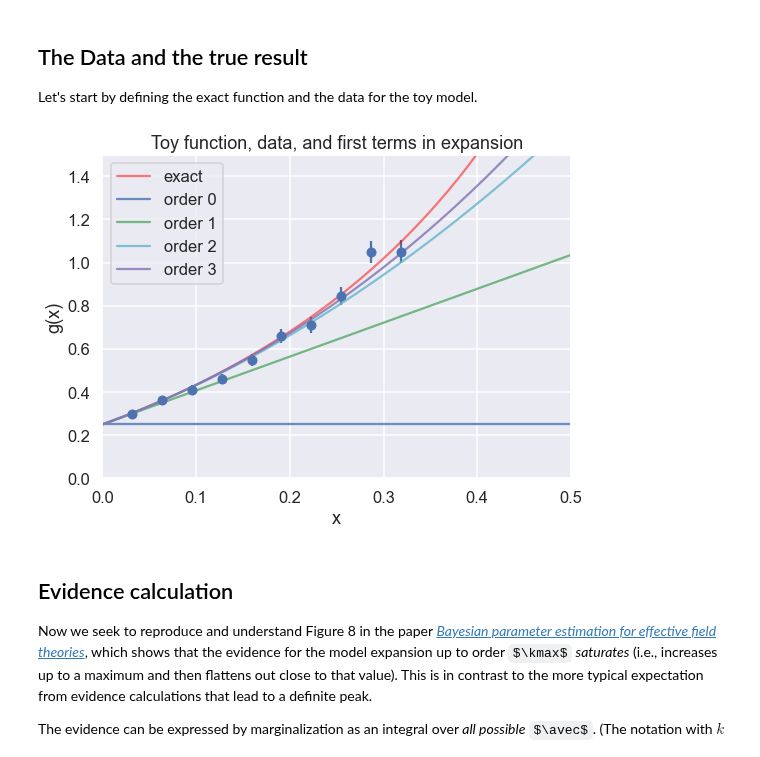
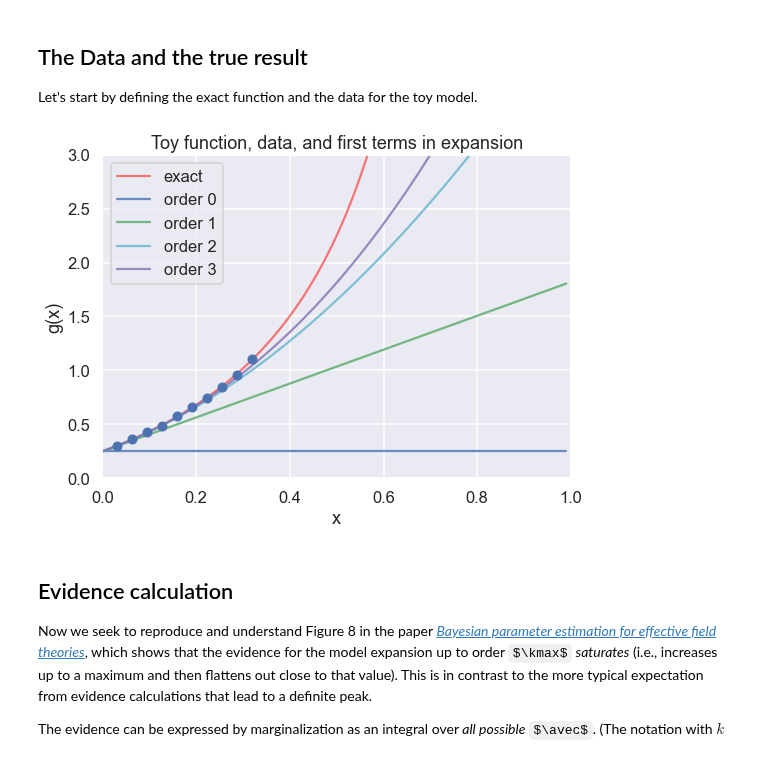
Before and after one commit to furnstahl/Physics-8820, a Jupyter notebook: LectureNotes/_build/jupyter_execute/notebooks/Model_selection/Evidence_for_model_EFT_coefficients-Copy1.ipynb, the cells around one changed output. Saved outputs shown, nothing was run; the diff lists cells and outputs as text; code cells hidden in the pictures; some formulas as TeX source.

```diff
--- a/LectureNotes/_build/jupyter_execute/notebooks/Model_selection/Evidence_for_model_EFT_coefficients-Copy1.ipynb
+++ b/LectureNotes/_build/jupyter_execute/notebooks/Model_selection/Evidence_for_model_EFT_coefficients-Copy1.ipynb
@@ -131,40 +131,40 @@ theta_true = np.array([0.25, 1.5707963, 2.4674011, 1.2919282, 4.0587121,
 x_max = 1./np.pi   # we'll eventually test sensitivity to x_max
 num_x_pts = 10
 x_data_pts = np.linspace(x_max/num_x_pts, x_max, num_x_pts) # don't start at x=0
-eta = 0.05         # specified relative uncertainty is 5%
+eta = 0.01         # specified relative uncertainty is 5%
 
 # Here we generate new (different) data points with every run
 y_data_pts = g_fun(x_data_pts) * \
                   (1. + stats.norm.rvs(0., eta, size=len(x_data_pts)) )
 # *** The following is the exact data with errors from the paper ***
 #y_data_pts = np.array([0.31694, 0.33844, 0.42142, 0.57709, 0.56218, \
 #                        0.68851, 0.73625, 0.87270, 1.0015, 1.0684])
 
 dy_data = eta * y_data_pts
 
 # Always make a figure to check your data!
 fig = plt.figure(figsize=(8,6))
 ax = fig.add_subplot(1,1,1)
 ax.errorbar(x_data_pts, y_data_pts, dy_data, fmt='o')
 ax.set_xlabel(r'x')
 ax.set_ylabel(r'g(x)')
-ax.set_xlim(0, 0.5)
-ax.set_ylim(0, 1.5)
+ax.set_xlim(0, 1.0)
+ax.set_ylim(0, 3)
 
 x_pts_all = np.arange(0., 1., .01)
 ax.plot(x_pts_all, g_fun(x_pts_all), color='red', alpha=0.5, label='exact')
 ax.set_title('Toy function, data, and first terms in expansion')
 
 n_dim = 4
 colors = ['b', 'g', 'c', 'm', 'k']
 for order in range(n_dim):
     ax.plot(x_pts_all, y_model(x_pts_all, theta_true[:n_dim], order+1),
             label=f'order {order:d}', color=colors[order], alpha=0.8)
 
 ax.legend()
 fig.tight_layout()
 # %% [output]
-[figure, old version]
+[figure, new version]
 # %% [markdown]
 ## Evidence calculation
 
```
Also changed, not shown: parts of 1 cell of this notebook, 50 other files.
